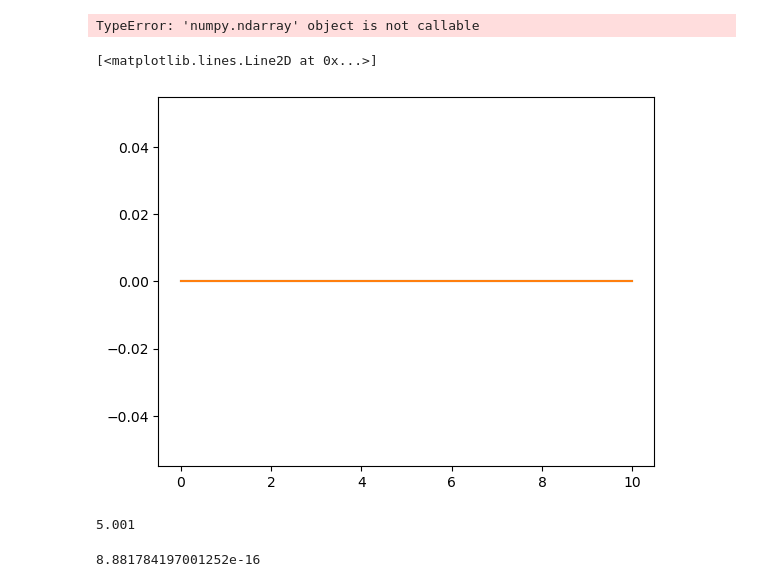
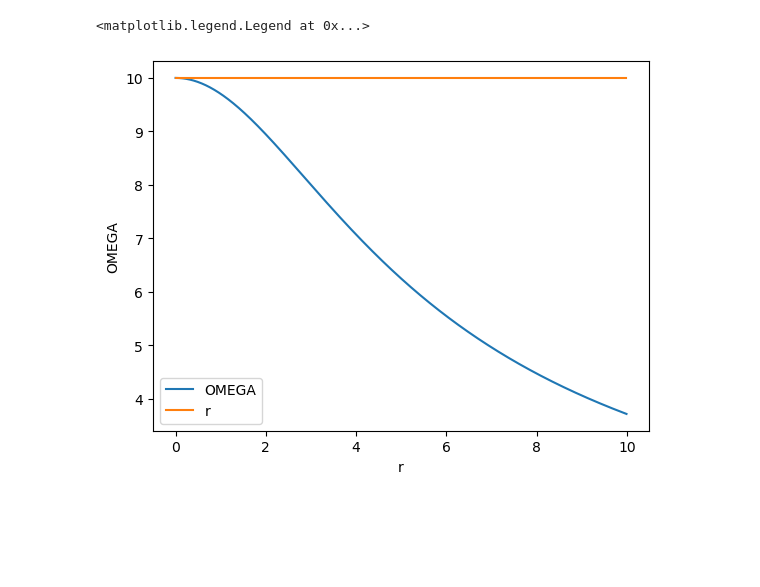
Before and after one commit to dc250601/MHD.github.io, a Jupyter notebook: Solution2.ipynb, the cells around one changed output. Cells and saved outputs as stored; diff of their text form; code cells hidden in the pictures; blank space fills up the shorter version.

```diff
--- a/Solution2.ipynb
+++ b/Solution2.ipynb
@@ -172,0 +150,15 @@ plt.plot(r, B_r_evolution[0,:], label=f"B_r_{i}")
+# %%
+B_r_t,Bphi_t,r,dr,omega,alpha,V_r,V_z,h,eta,dt,d_t,t_min,r_index,grad_omega,grad_V_r,D = init(PATH,
+                                                                                              B_r_f=B_r_f,
+                                                                                              B_phi_f=B_phi_f,
+                                                                                              alpha_f=alpha_f,
+                                                                                              omega_f=omega_f,
+                                                                                              V_r_f=V_r_f,
+                                                                                              V_z_f=V_z_f)
+
+B_r_evolution = []
+B_phi_evolution = []
+time = []
+time_evol = []
+B_r_decay = []
+B_phi_decay = []
@@ -183,18 +212,9 @@ for i in range(len(B_r_evolution)):
-# %%
-B_phi(r)
-# %% [output]
-TypeError: 'numpy.ndarray' object is not callable
-# %%
-plt.plot(r, B_r, label=r"$B_r$")
-plt.plot(r, B_phi, label=r"$B_{\phi}$")
-# %% [output]
-[<matplotlib.lines.Line2D at 0x...>]
-[figure, removed]
-# %%
-np.min(r_val)
-# %% [output]
-5.001
-# %%
-np.min(np.abs(r - r_val))
-# %% [output]
-8.881784197001252e-16
+# %%
+plt.plot(r.get(), omega_f(r).get(), label="OMEGA")
+plt.plot(r.get(), alpha_f(r).get(), label=r"r")
+plt.xlabel("r")
+plt.ylabel("OMEGA")
+plt.legend()
+# %% [output]
+<matplotlib.legend.Legend at 0x...>
+[figure, added]
```
Also changed, not shown: parts of 25 cells of this notebook, 3 other files.
